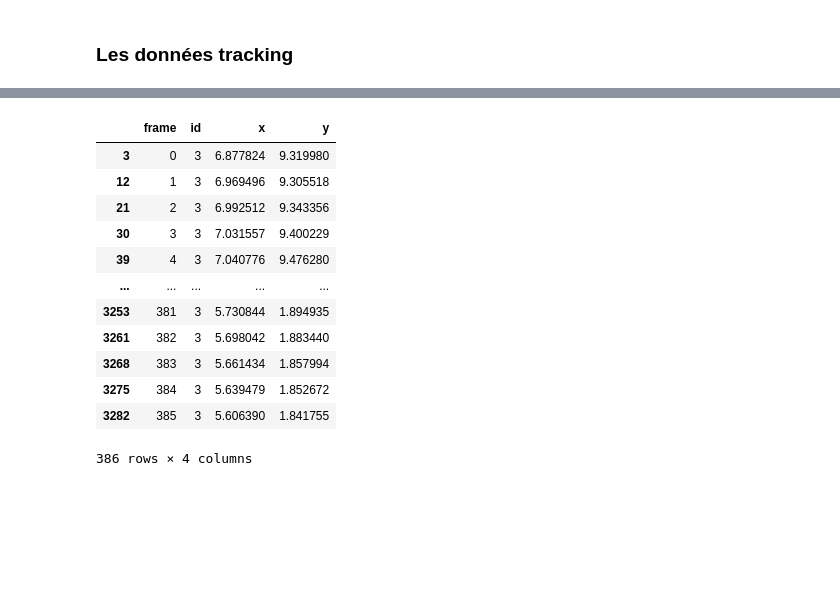
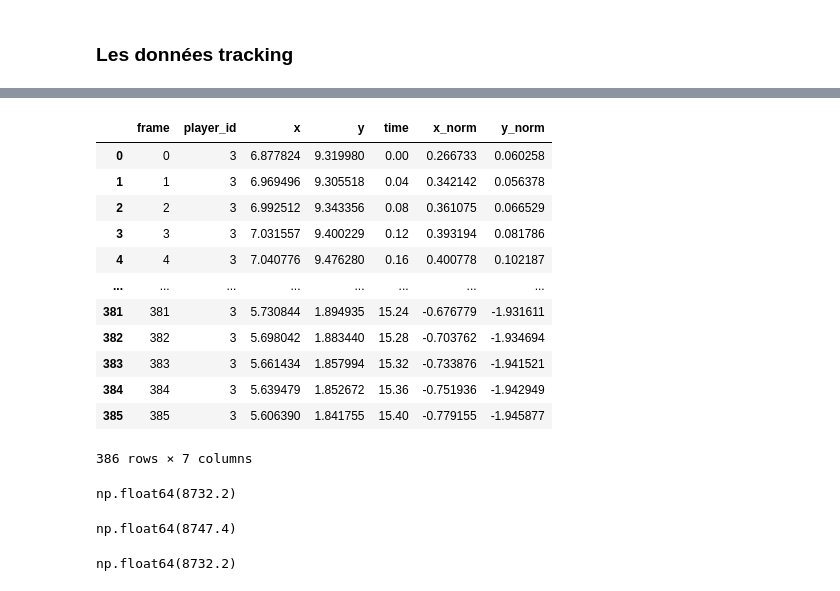
Before and after one commit to Uthmankontao/Stage_DynaTeam, a Jupyter notebook: notebooks/05_basket_viz.ipynb, the cells around one changed output, grey strips where cells are left out. Saved outputs shown, nothing was run; the diff lists cells and outputs as text; code cells hidden in the pictures; blank space fills up the shorter version.

```diff
--- a/notebooks/05_basket_viz.ipynb
+++ b/notebooks/05_basket_viz.ipynb
@@ -64,5 +95,4 @@ lps_3
 ### Les données tracking
 # %%
 tracking_1_1_2_1 = "../../DATABASE/basket/TRACKING/Equipe1_Vague1_Poss2_video_1.txt"
-tracking_df = pd.read_csv(tracking_1_1_2_1, sep=",")
-tracking_df
+tracking_df = pd.read_csv(tracking_1_1_2_1, names=['frame', 'player_id', 'x', 'y'], sep=",")
@@ -83,9 +98,0 @@ tracking_df
-# %%
-tracking_df["timestamp"] = tracking_df["frame"] / 25
-
-tracking_df = tracking_df.dropna(subset=["latitude_fusion", "longitude_fusion"])
-
-tracking_df["datetime"] = pd.to_datetime(tracking_df["timestamp"], unit="ms")
-
-tracking_df = tracking_df.sort_values("datetime")
-time_diffs = tracking_df["datetime"].diff().dropna().dt.total_seconds()
@@ -111,0 +99,16 @@ fusion_3_track = tracking_df[tracking_df["id"] == 3]
+# %%
+def nettoyage_tracking(df):
+    df = df.dropna(subset=["x", "y"])
+    df = df.reset_index(drop=True)
+    df["time"] = df["frame"] / 25
+    df["x"] = df["x"].astype(float)
+    df["y"] = df["y"].astype(float)
+    df["player_id"] = df["player_id"].astype(int)
+    df["frame"] = df["frame"].astype(int)
+
+    df["x_norm"] = df.groupby("player_id")["x"].transform(lambda x: (x - x.mean()) / x.std() if x.std() > 0 else 0)
+    df["y_norm"] = df.groupby("player_id")["y"].transform(lambda y: (y - y.mean()) / y.std() if y.std() > 0 else 0)
+    return df
+# %%
+tracking_df =nettoyage_tracking(tracking_df)
+tracking_df
@@ -112,16 +129,18 @@ fusion_3_track = tracking_df[tracking_df["id"] == 3]
 # %%
-fusion_3_track
+joueur_3 = tracking_df[tracking_df["player_id"] == 3]
+joueur_3 = joueur_3.reset_index(drop=True)
+joueur_3
 # %% [output]
-|  | frame | id | x | y |
-| 3 | 0 | 3 | 6.877824 | 9.319980 |
-| 12 | 1 | 3 | 6.969496 | 9.305518 |
-| 21 | 2 | 3 | 6.992512 | 9.343356 |
-| 30 | 3 | 3 | 7.031557 | 9.400229 |
-| 39 | 4 | 3 | 7.040776 | 9.476280 |
-| ... | ... | ... | ... | ... |
-| 3253 | 381 | 3 | 5.730844 | 1.894935 |
-| 3261 | 382 | 3 | 5.698042 | 1.883440 |
-| 3268 | 383 | 3 | 5.661434 | 1.857994 |
-| 3275 | 384 | 3 | 5.639479 | 1.852672 |
-| 3282 | 385 | 3 | 5.606390 | 1.841755 |
+|  | frame | player_id | x | y | time | x_norm | y_norm |
+| 0 | 0 | 3 | 6.877824 | 9.319980 | 0.00 | 0.266733 | 0.060258 |
+| 1 | 1 | 3 | 6.969496 | 9.305518 | 0.04 | 0.342142 | 0.056378 |
+| 2 | 2 | 3 | 6.992512 | 9.343356 | 0.08 | 0.361075 | 0.066529 |
+| 3 | 3 | 3 | 7.031557 | 9.400229 | 0.12 | 0.393194 | 0.081786 |
+| 4 | 4 | 3 | 7.040776 | 9.476280 | 0.16 | 0.400778 | 0.102187 |
+| ... | ... | ... | ... | ... | ... | ... | ... |
+| 381 | 381 | 3 | 5.730844 | 1.894935 | 15.24 | -0.676779 | -1.931611 |
+| 382 | 382 | 3 | 5.698042 | 1.883440 | 15.28 | -0.703762 | -1.934694 |
+| 383 | 383 | 3 | 5.661434 | 1.857994 | 15.32 | -0.733876 | -1.941521 |
+| 384 | 384 | 3 | 5.639479 | 1.852672 | 15.36 | -0.751936 | -1.942949 |
+| 385 | 385 | 3 | 5.606390 | 1.841755 | 15.40 | -0.779155 | -1.945877 |
-386 rows × 4 columns
+386 rows × 7 columns
@@ -127,0 +156,12 @@ fusion_3_track
+# %%
+max_start
+# %% [output]
+np.float64(8732.2)
+# %%
+end_time
+# %% [output]
+np.float64(8747.4)
+# %%
+max_start
+# %% [output]
+np.float64(8732.2)
```
Also changed, not shown: parts of 36 cells of this notebook, 2 other files.
